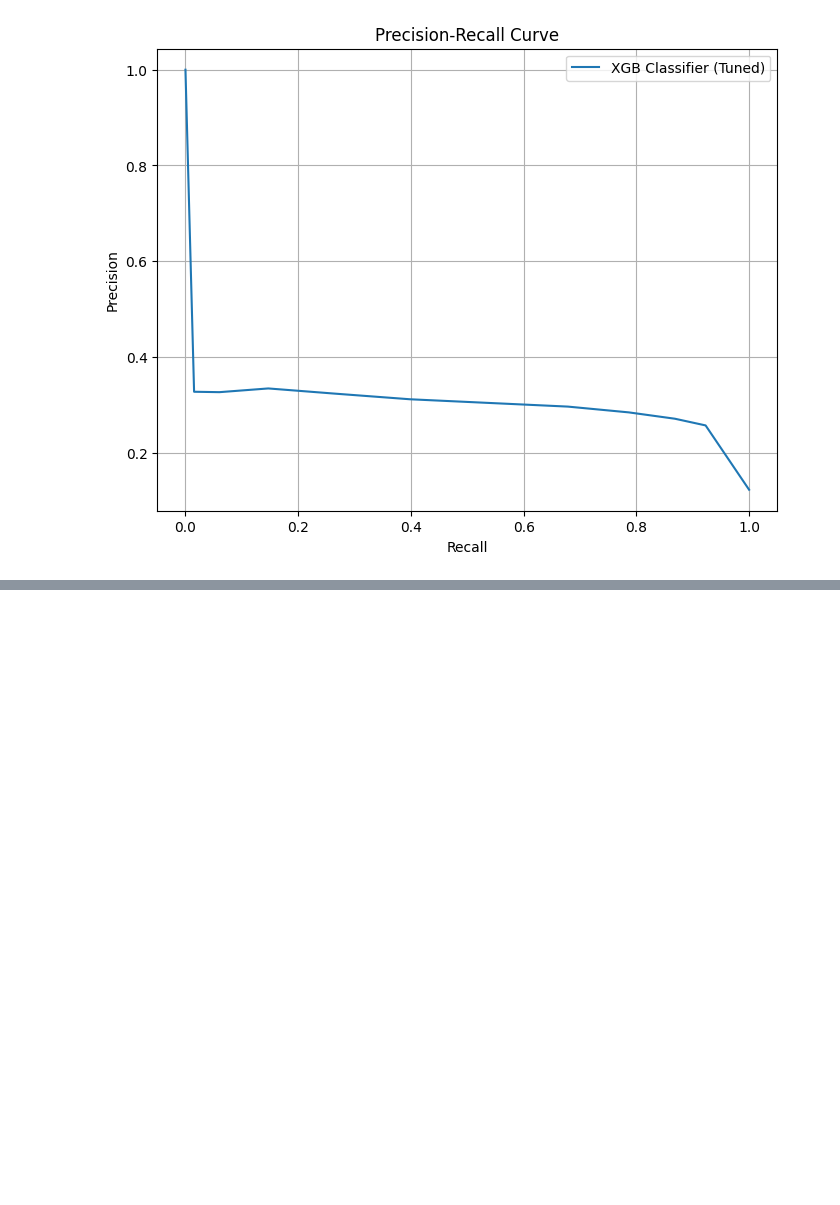
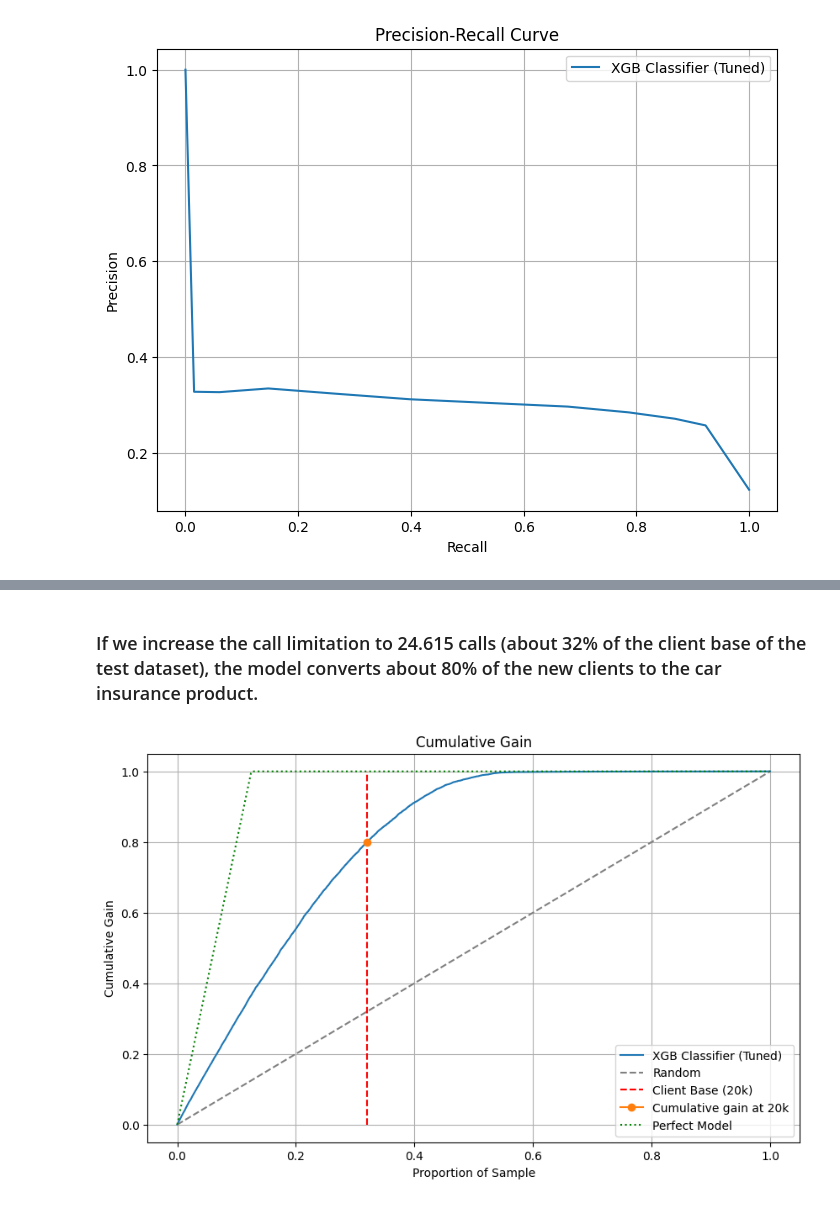
Before and after one commit to iury-repo/health_insurance_cs, a Jupyter notebook: notebooks/2-ims-modeling.ipynb, the cells around one changed output, grey strips where cells are left out. Cells and saved outputs as stored; diff of their text form; code cells hidden in the pictures; blank space fills up the shorter version.

```diff
--- a/notebooks/2-ims-modeling.ipynb
+++ b/notebooks/2-ims-modeling.ipynb
@@ -1051,0 +1046,37 @@ plt.show()
+# %% [markdown]
+### If we increase the call limitation to 24.615 calls (about 32% of the client base of the test dataset), the model converts about 80% of the new clients to the car insurance product.
+# %%
+plt.figure(figsize=(10,6))
+
+x, y = cumulative_gain(y_test.values, y_hat_proba)
+plt.plot(x, y, label='XGB Classifier (Tuned)')
+
+plt.plot([0,1], [0,1], linestyle="--", label="Random", color='gray')
+plt.plot([0.32, 0.32], [0,1], linestyle="--", label="Client Base (20k)", color='red')
+plt.plot(0.32, 0.8, marker='o', markersize=6, label="Cumulative gain at 20k")
+
+plt.xlabel("Proportion of Sample")
+plt.ylabel("Cumulative Gain")
+
+# proporção real de positivos
+pi = y_test.mean()
+
+# eixo x teórico
+x_perfect = np.linspace(0, 1, 500)
+
+# curva perfeita
+y_perfect = np.where(x_perfect <= pi,
+                     x_perfect / pi,
+                     1)
+
+plt.plot(x_perfect, y_perfect,
+         linestyle=":",
+         color="green",
+         label="Perfect Model")
+
+plt.legend()
+plt.title("Cumulative Gain")
+plt.grid(True)
+plt.show()
+# %% [output]
+[figure, added]
```
Also changed, not shown: parts of 40 cells of this notebook.
